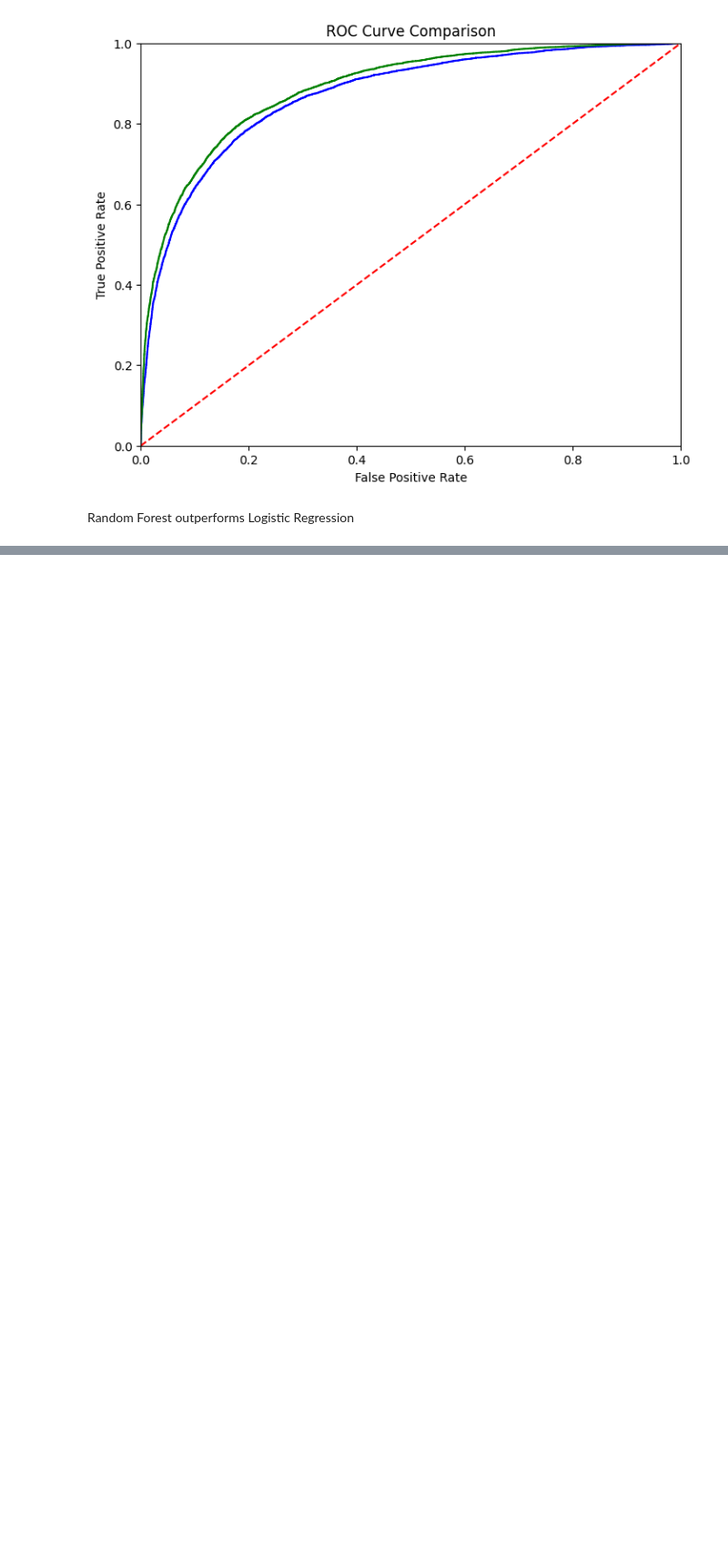
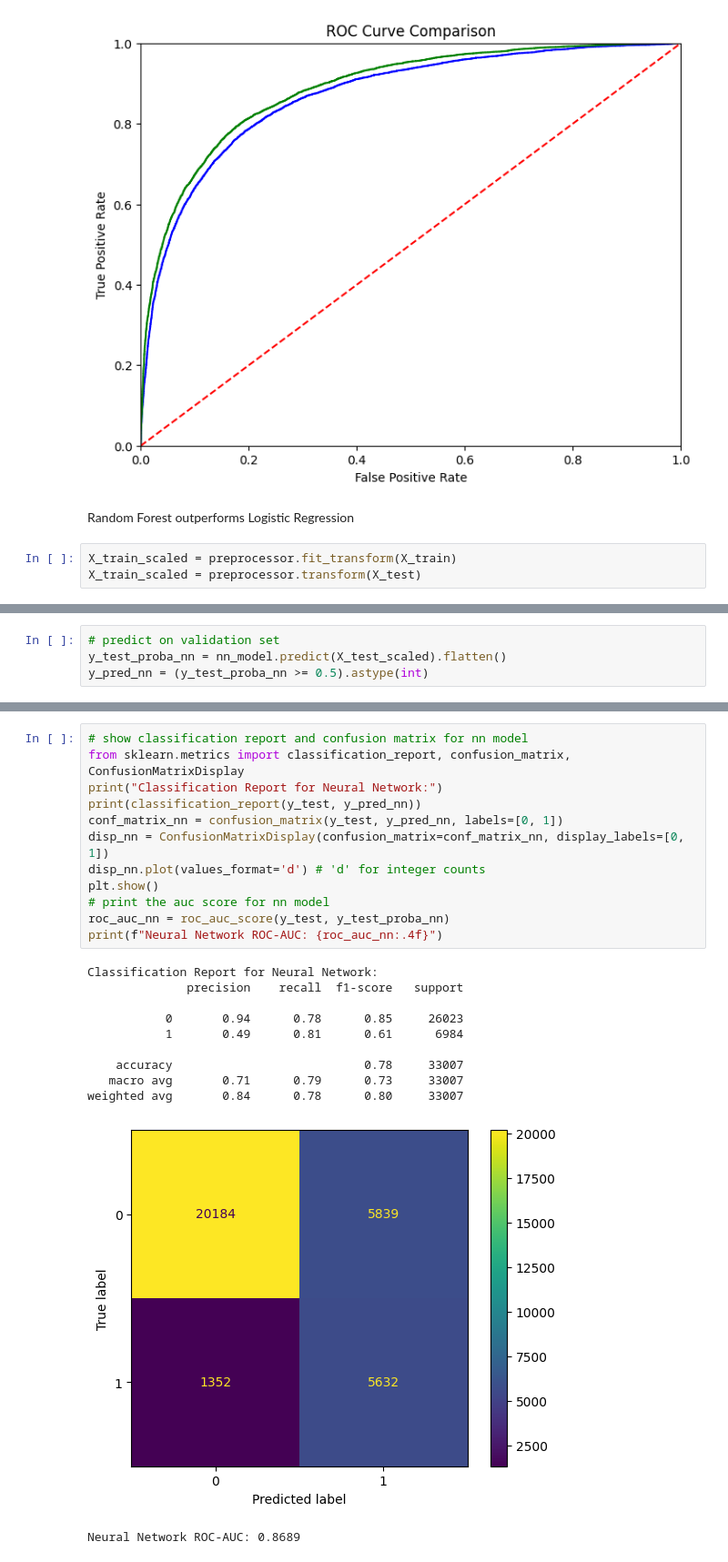
Before and after one commit to camnguyen168/Predicting_Customer-Churn-in-Banking, a Jupyter notebook: bank_churn_python.ipynb, the cells around one changed output, grey strips where cells are left out. Shown at 91% size. Drawn from its saved outputs; the diff is of its cells as text; blank space fills up the shorter version.

```diff
--- a/bank_churn_python.ipynb
+++ b/bank_churn_python.ipynb
@@ -669,3 +680,6 @@ Text(0.5, 1.0, 'ROC Curve Comparison')
 [figure]
 # %% [markdown]
 Random Forest outperforms Logistic Regression
+# %%
+X_train_scaled = preprocessor.fit_transform(X_train)
+X_train_scaled = preprocessor.transform(X_test)
@@ -671,0 +770,4 @@ Random Forest outperforms Logistic Regression
+# %%
+# predict on validation set
+y_test_proba_nn = nn_model.predict(X_test_scaled).flatten()
+y_pred_nn = (y_test_proba_nn >= 0.5).astype(int)
@@ -671,0 +776,24 @@ Random Forest outperforms Logistic Regression
+# %%
+# show classification report and confusion matrix for nn model
+from sklearn.metrics import classification_report, confusion_matrix, ConfusionMatrixDisplay
+print("Classification Report for Neural Network:")
+print(classification_report(y_test, y_pred_nn))
+conf_matrix_nn = confusion_matrix(y_test, y_pred_nn, labels=[0, 1])
+disp_nn = ConfusionMatrixDisplay(confusion_matrix=conf_matrix_nn, display_labels=[0, 1])
+disp_nn.plot(values_format='d') # 'd' for integer counts
+plt.show()
+# print the auc score for nn model
+roc_auc_nn = roc_auc_score(y_test, y_test_proba_nn)
+print(f"Neural Network ROC-AUC: {roc_auc_nn:.4f}")
+# %% [output]
+Classification Report for Neural Network:
+              precision    recall  f1-score   support
+
+           0       0.94      0.78      0.85     26023
+           1       0.49      0.81      0.61      6984
+
+    accuracy                           0.78     33007
+   macro avg       0.71      0.79      0.73     33007
+weighted avg       0.84      0.78      0.80     33007
+[figure, added]
+Neural Network ROC-AUC: 0.8689
```
Also changed, not shown: parts of 5 cells of this notebook.
